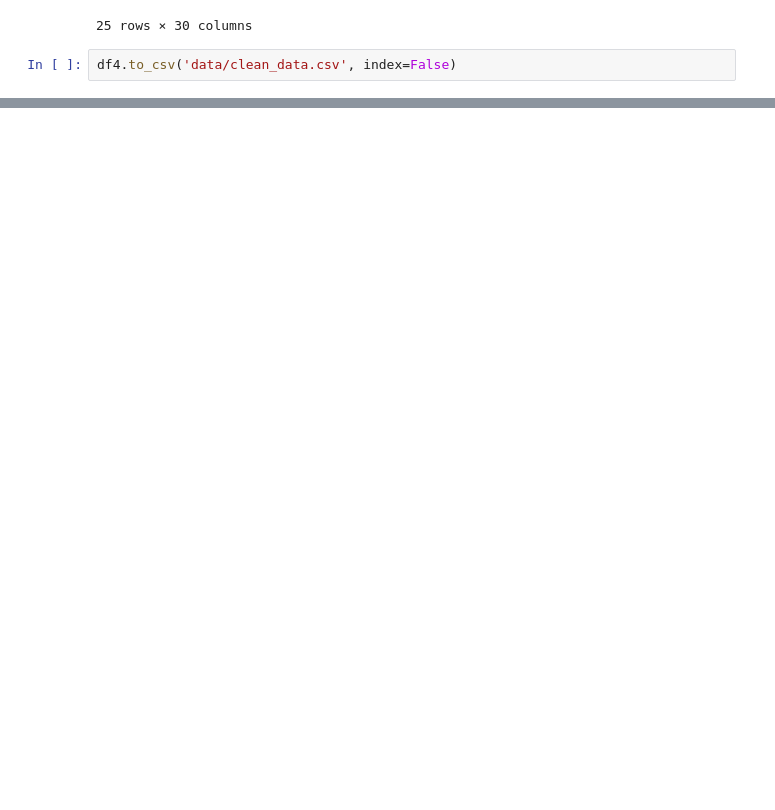
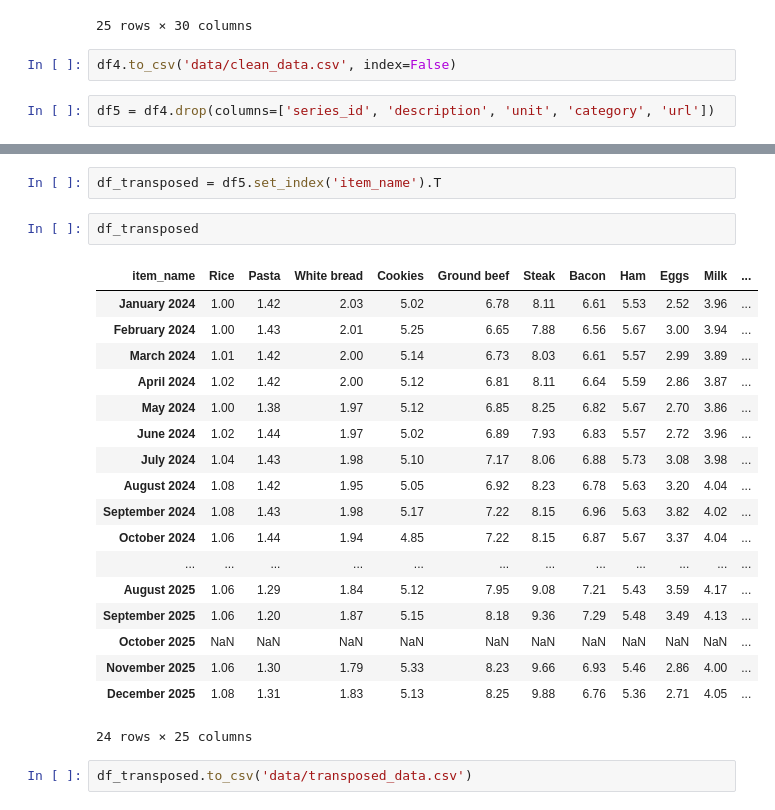
Before and after one commit to kv-hearst/cpi-grocery-calculator, a Jupyter notebook: scraper.ipynb, the cells around one changed output, grey strips where cells are left out. Saved outputs shown, nothing was run; the diff lists cells and outputs as text; blank space fills up the shorter version.

```diff
--- a/scraper.ipynb
+++ b/scraper.ipynb
@@ -228,3 +228,5 @@ df4
 25 rows × 30 columns
 # %%
 df4.to_csv('data/clean_data.csv', index=False)
+# %%
+df5 = df4.drop(columns=['series_id', 'description', 'unit', 'category', 'url'])
@@ -230,0 +254,25 @@ df4.to_csv('data/clean_data.csv', index=False)
+# %%
+df_transposed = df5.set_index('item_name').T
+# %%
+df_transposed
+# %% [output]
+| item_name | Rice | Pasta | White bread | Cookies | Ground beef | Steak | Bacon | Ham | Eggs | Milk | ... |
+| January 2024 | 1.00 | 1.42 | 2.03 | 5.02 | 6.78 | 8.11 | 6.61 | 5.53 | 2.52 | 3.96 | ... |
+| February 2024 | 1.00 | 1.43 | 2.01 | 5.25 | 6.65 | 7.88 | 6.56 | 5.67 | 3.00 | 3.94 | ... |
+| March 2024 | 1.01 | 1.42 | 2.00 | 5.14 | 6.73 | 8.03 | 6.61 | 5.57 | 2.99 | 3.89 | ... |
+| April 2024 | 1.02 | 1.42 | 2.00 | 5.12 | 6.81 | 8.11 | 6.64 | 5.59 | 2.86 | 3.87 | ... |
+| May 2024 | 1.00 | 1.38 | 1.97 | 5.12 | 6.85 | 8.25 | 6.82 | 5.67 | 2.70 | 3.86 | ... |
+| June 2024 | 1.02 | 1.44 | 1.97 | 5.02 | 6.89 | 7.93 | 6.83 | 5.57 | 2.72 | 3.96 | ... |
+| July 2024 | 1.04 | 1.43 | 1.98 | 5.10 | 7.17 | 8.06 | 6.88 | 5.73 | 3.08 | 3.98 | ... |
+| August 2024 | 1.08 | 1.42 | 1.95 | 5.05 | 6.92 | 8.23 | 6.78 | 5.63 | 3.20 | 4.04 | ... |
+| September 2024 | 1.08 | 1.43 | 1.98 | 5.17 | 7.22 | 8.15 | 6.96 | 5.63 | 3.82 | 4.02 | ... |
+| October 2024 | 1.06 | 1.44 | 1.94 | 4.85 | 7.22 | 8.15 | 6.87 | 5.67 | 3.37 | 4.04 | ... |
+| ... | ... | ... | ... | ... | ... | ... | ... | ... | ... | ... | ... |
+| August 2025 | 1.06 | 1.29 | 1.84 | 5.12 | 7.95 | 9.08 | 7.21 | 5.43 | 3.59 | 4.17 | ... |
+| September 2025 | 1.06 | 1.20 | 1.87 | 5.15 | 8.18 | 9.36 | 7.29 | 5.48 | 3.49 | 4.13 | ... |
+| October 2025 | NaN | NaN | NaN | NaN | NaN | NaN | NaN | NaN | NaN | NaN | ... |
+| November 2025 | 1.06 | 1.30 | 1.79 | 5.33 | 8.23 | 9.66 | 6.93 | 5.46 | 2.86 | 4.00 | ... |
+| December 2025 | 1.08 | 1.31 | 1.83 | 5.13 | 8.25 | 9.88 | 6.76 | 5.36 | 2.71 | 4.05 | ... |
+24 rows × 25 columns
+# %%
+df_transposed.to_csv('data/transposed_data.csv')
```
Also changed, not shown: parts of 2 cells of this notebook, 1 other file.
